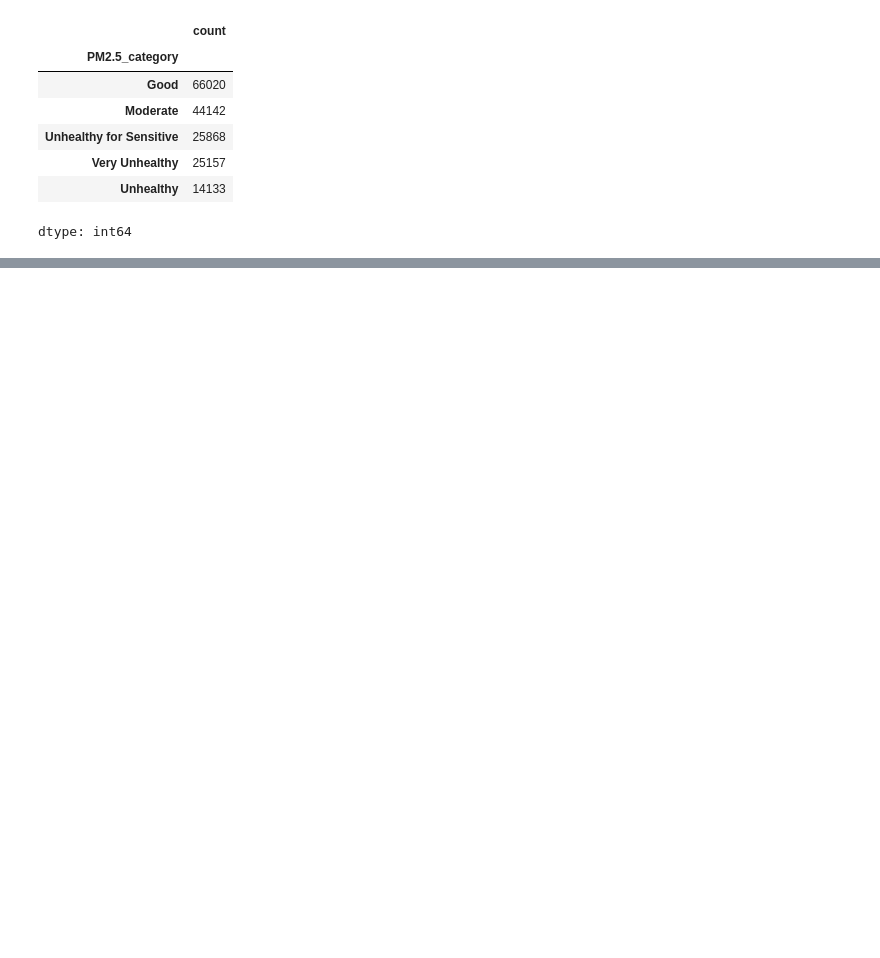
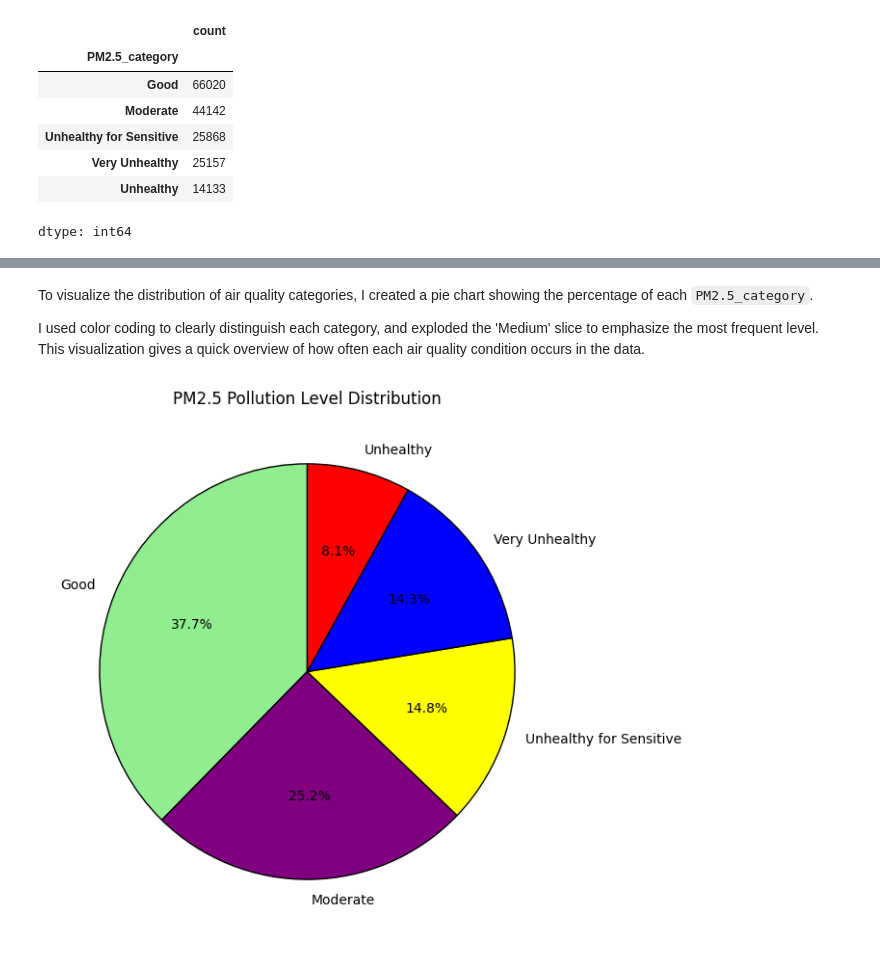
Before and after one commit to Sher-win/Programming-with-Data-Analysis, a Jupyter notebook: Data_Analytics_Project.ipynb, the cells around one changed output, grey strips where cells are left out. Cells and saved outputs as stored; diff of their text form; code cells hidden in the pictures; blank space fills up the shorter version.

```diff
--- a/Data_Analytics_Project.ipynb
+++ b/Data_Analytics_Project.ipynb
@@ -397,0 +448,21 @@ dtype: int64
+# %% [markdown]
+To visualize the distribution of air quality categories, I created a pie chart showing the percentage of each `PM2.5_category`.
+
+I used color coding to clearly distinguish each category, and exploded the 'Medium' slice to emphasize the most frequent level. This visualization gives a quick overview of how often each air quality condition occurs in the data.
+# %%
+weather = df['PM2.5_category'].value_counts()
+labels = weather.index.tolist()
+
+color_map = {'Good': 'lightgreen', 'Moderate' : 'purple', 'Unhealthy for Sensitive' : 'Yellow', 'Unhealthy': 'red', 'Very Unhealthy': 'blue'}
+colors = [color_map[label] for label in labels]
+
+
+plt.figure(figsize=(7, 7))
+plt.pie(weather, labels=labels, autopct='%1.1f%%', colors=colors,
+        explode=[0.1 if label == 'Medium' else 0 for label in labels],
+        startangle=90, wedgeprops={'edgecolor': 'black'})
+
+plt.title('PM2.5 Pollution Level Distribution')
+plt.show()
+# %% [output]
+[figure, added]
```
Also changed, not shown: parts of 5 cells of this notebook.
